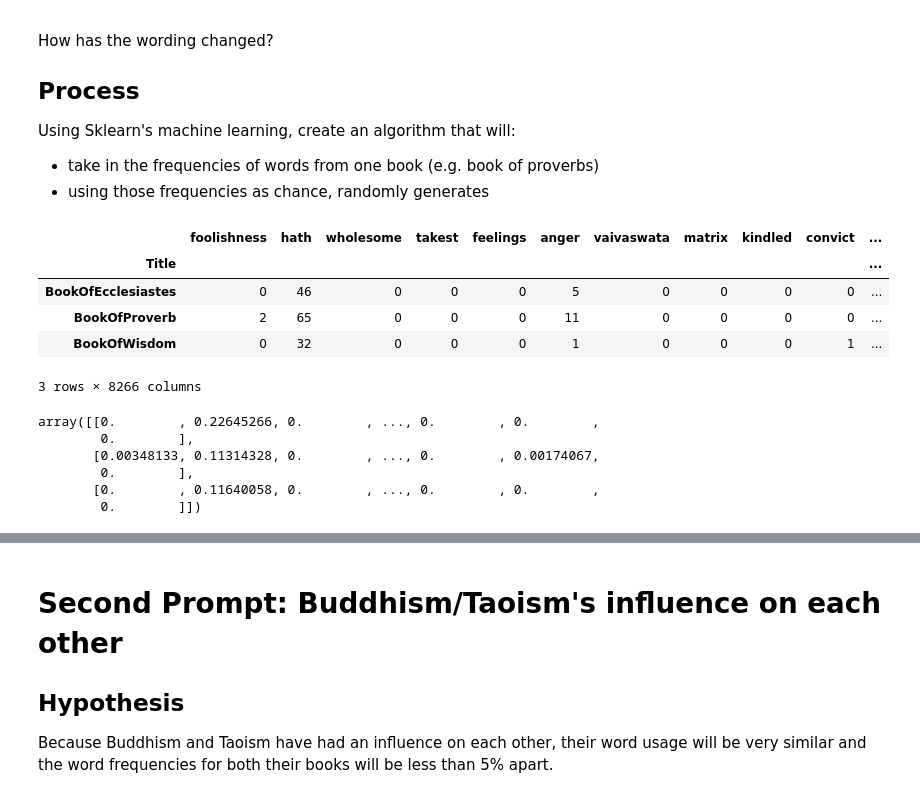
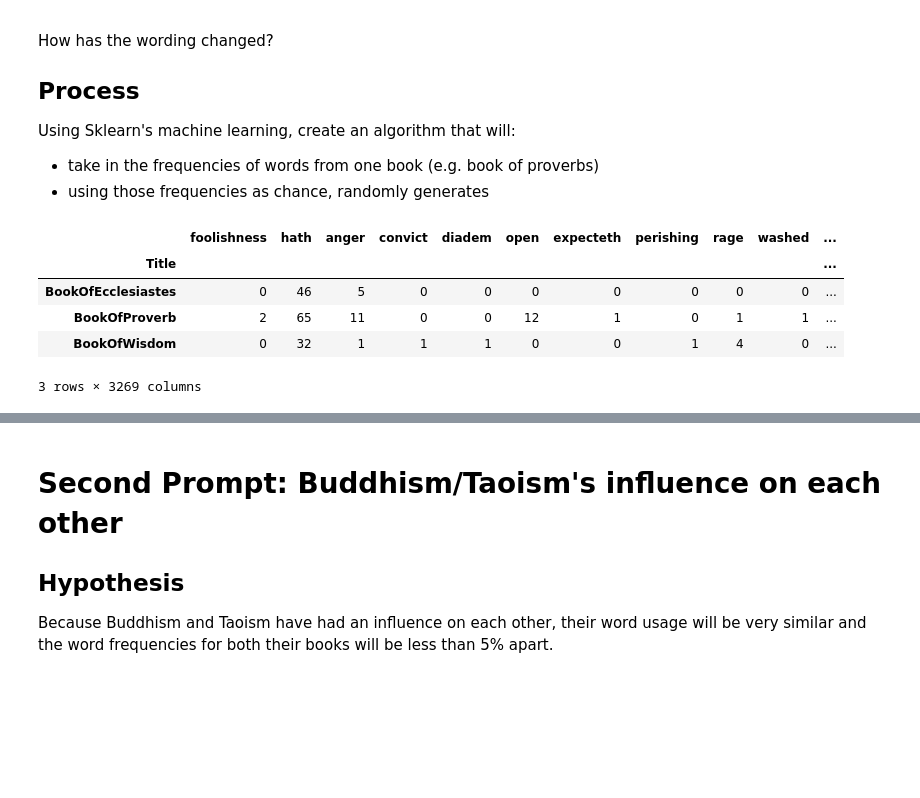
Before and after one commit to khkwong/datahacks2021, a Jupyter notebook: beginner_track.ipynb, the cells around one changed output, grey strips where cells are left out. Cells and saved outputs as stored; diff of their text form; code cells hidden in the pictures; blank space fills up the shorter version.

```diff
--- a/beginner_track.ipynb
+++ b/beginner_track.ipynb
@@ -89,6 +92,6 @@ all_books = data_work_combined.reset_index()
 all_books = all_books.assign(
     Title = all_books.get('Title').apply(lambda title: "combined_books")
 ).groupby('Title').sum()
-data_work_combined = data_work_combined.append(all_books)
-all_books_20 = find_20_max('combined_books')
+data_with_all = data_work_combined.append(all_books)
+all_books_20 = find_20_max('combined_books', data_with_all)
 # %% [output]
@@ -113,32 +116,20 @@ Using Sklearn's machine learning, create an algorithm that will:
 - take in the frequencies of words from one book (e.g. book of proverbs)
 - using those frequencies as chance, randomly generates
 # %%
-# grab only old testament books
+# grab only old testament books and get rid of columns with only zero (none of the books have that word)
 
 only_old = data_work_combined
 only_old = only_old[only_old.index.isin(['BookOfEcclesiastes','BookOfProverb','BookOfWisdom'])]
+only_old = only_old.loc[:, (only_old != 0).any(axis=0)]
 only_old
 # %% [output]
-|  | foolishness | hath | wholesome | takest | feelings | anger | vaivaswata | matrix | kindled | convict | ... |
+|  | foolishness | hath | anger | convict | diadem | open | expecteth | perishing | rage | washed | ... |
 | Title |  |  |  |  |  |  |  |  |  |  | ... |
-| BookOfEcclesiastes | 0 | 46 | 0 | 0 | 0 | 5 | 0 | 0 | 0 | 0 | ... |
-| BookOfProverb | 2 | 65 | 0 | 0 | 0 | 11 | 0 | 0 | 0 | 0 | ... |
-| BookOfWisdom | 0 | 32 | 0 | 0 | 0 | 1 | 0 | 0 | 0 | 1 | ... |
+| BookOfEcclesiastes | 0 | 46 | 5 | 0 | 0 | 0 | 0 | 0 | 0 | 0 | ... |
+| BookOfProverb | 2 | 65 | 11 | 0 | 0 | 12 | 1 | 0 | 1 | 1 | ... |
+| BookOfWisdom | 0 | 32 | 1 | 1 | 1 | 0 | 0 | 1 | 4 | 0 | ... |
-3 rows × 8266 columns
+3 rows × 3269 columns
 # %%
 # using: sci-kit learn imports for machine learning stuff
 
 from sklearn.feature_extraction.text import TfidfTransformer
-# %%
-# use of sklearn transformer for TF-IDF vectorization
-
-tf_transformer = TfidfTransformer(use_idf=False).fit(only_old)
-only_old_tf = tf_transformer.transform(only_old)
-only_old_tf.toarray()
-# %% [output]
-array([[0.        , 0.22645266, 0.        , ..., 0.        , 0.        ,
-        0.        ],
-       [0.00348133, 0.11314328, 0.        , ..., 0.        , 0.00174067,
-        0.        ],
-       [0.        , 0.11640058, 0.        , ..., 0.        , 0.        ,
-        0.        ]])
```
Also changed, not shown: parts of 4 cells of this notebook.
